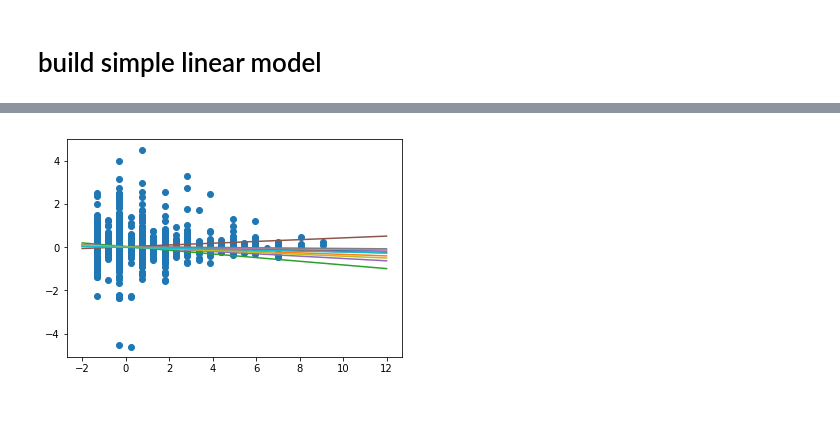
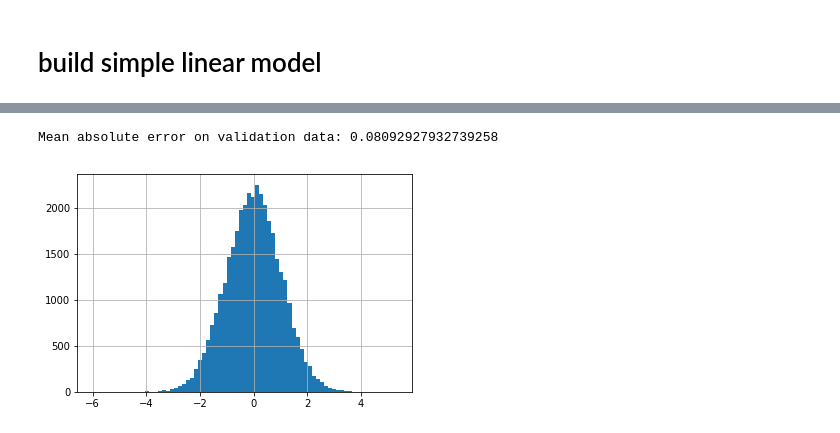
Before and after one commit to cavaunpeu/random-effects-neural-networks, a Jupyter notebook: zillow.ipynb, the cells around one changed output, grey strips where cells are left out. Cells and saved outputs as stored; diff of their text form; code cells hidden in the pictures.

Commit message:
add functions to plot residuals, compute mean absolute error

```diff
--- a/zillow.ipynb
+++ b/zillow.ipynb
@@ -148,7 +148,8 @@ fixed_effects = tf.placeholder(tf.float32, [N, D])
 α = Normal(loc=tf.zeros(1), scale=tf.ones(1))
 
 # model
-y = Normal(loc=ed.dot(fixed_effects, β_fixed_effects) + α, scale=tf.ones(N))
+μ_y = ed.dot(fixed_effects, β_fixed_effects) + α
+y = Normal(loc=μ_y, scale=tf.ones(N))
 # %%
 # `log(exp(features) + 1)`
 # %%
@@ -222,5 +204,0 @@ visualise(X_train, y_train, β_fixed_effects, α, n_samples=10, axis=1)
-# %%
-# Visualize samples from the posterior.
-visualise(X_train, y_train, qβ_fixed_effects, qα, n_samples=10, axis=1)
-# %% [output]
-[figure, removed]
@@ -226,0 +207,28 @@ visualise(X_train, y_train, qβ_fixed_effects, qα, n_samples=10, axis=1)
+# %%
+param_posteriors = {
+    β_fixed_effects: qβ_fixed_effects.mean(),
+    α: qα.mean()
+}
+X_val_feed_dict = {
+    fixed_effects: X_val
+}
+y_posterior = ed.copy(y, param_posteriors)
+# %%
+def compute_mean_absolute_error(y_posterior, X_val_feed_dict, y_val=y_val):
+    data = {y_posterior: y_val}
+    data.update(X_val_feed_dict)
+    mae = ed.evaluate('mean_absolute_error', data=data)
+    print(f'Mean absolute error on validation data: {mae}')
+
+
+def plot_residuals(y_posterior, X_val_feed_dict, y_val=y_val):
+    y_posterior_preds = y_posterior.eval(feed_dict=X_val_feed_dict)
+    pd.Series(y_posterior_preds - y_val).hist(bins=75)
+# %%
+compute_mean_absolute_error(y_posterior, X_val_feed_dict)
+# %% [output]
+Mean absolute error on validation data: 0.08092927932739258
+# %%
+plot_residuals(y_posterior, X_val_feed_dict)
+# %% [output]
+[figure, added]
```
Also changed, not shown: parts of 7 cells of this notebook.
